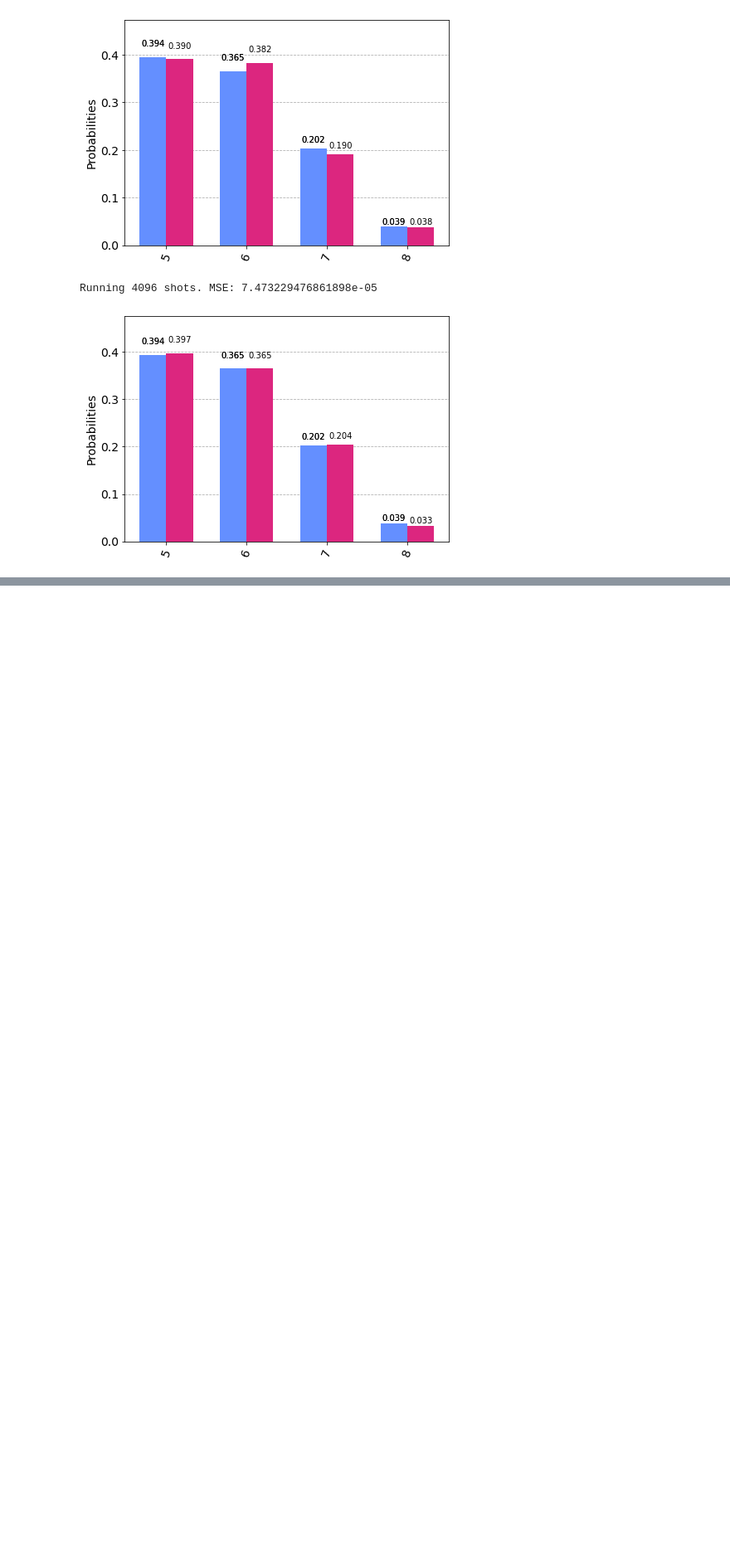
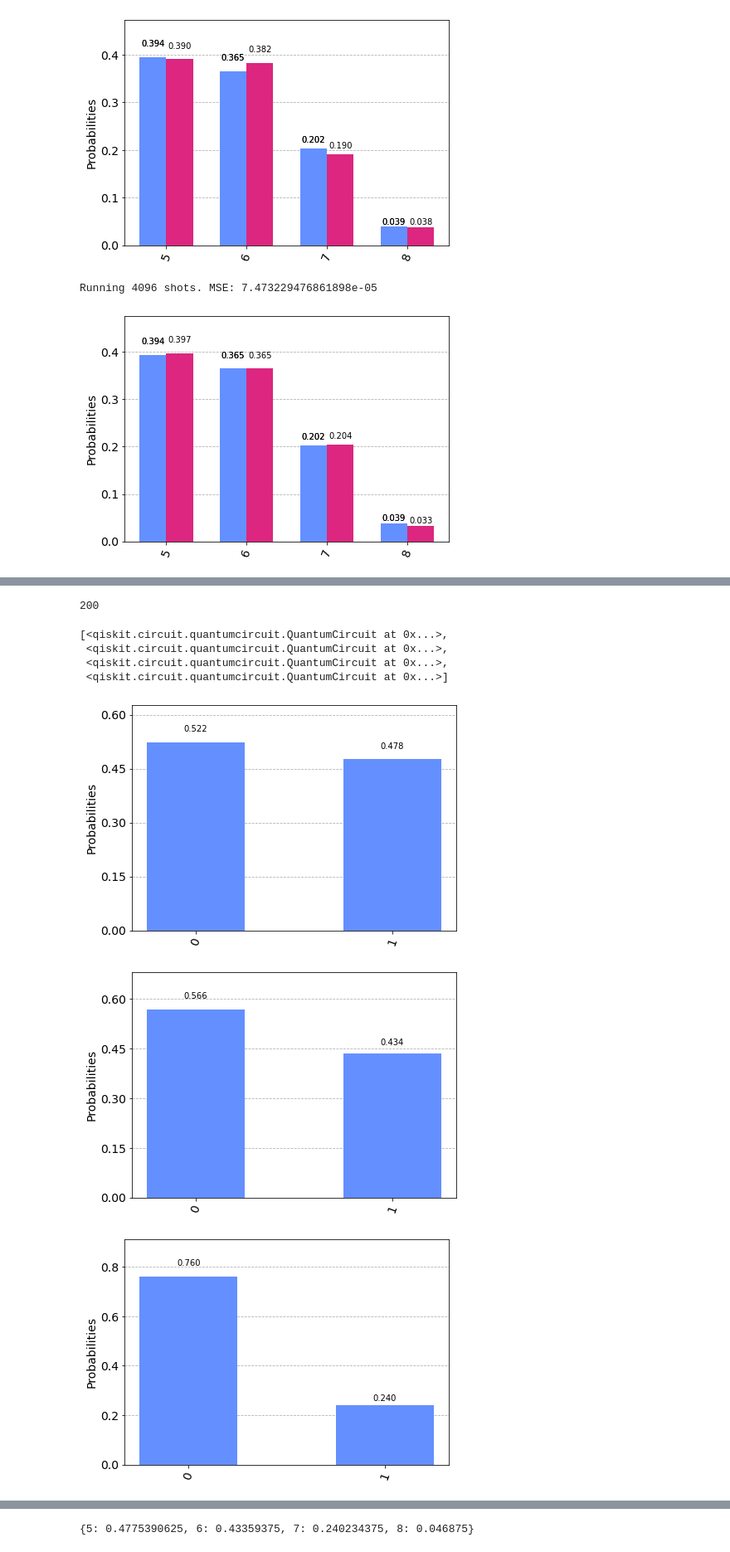
Before and after one commit to Inverseit/quantum, a Jupyter notebook: SWAP experiments.ipynb, the cells around one changed output, grey strips where cells are left out. Shown: that part at 83% size. Cells and saved outputs as stored; diff of their text form; code cells hidden in the pictures; blank space fills up the shorter version.

```diff
--- a/SWAP experiments.ipynb
+++ b/SWAP experiments.ipynb
@@ -588,0 +594,49 @@ Running 50000 shots. MSE: 2.0380470035466456e-05
+# %%
+original = QuantumCircuit()
+# %% [output]
+200
+# %%
+def originals(testing_gate, trained_gates):
+    res = []
+    for g in trained_gates:
+        qc = QuantumCircuit(3, 1)
+        qc.h(0)
+        qc.append(testing_gate, [1])
+        qc.append(g, [1])
+        qc.append(CSwapGate(), [0, 1, 2])
+        qc.h(0)
+
+        qc.measure(0, 0)
+        res.append(qc)
+    return res
+# %%
+qcs
+# %% [output]
+[<qiskit.circuit.quantumcircuit.QuantumCircuit at 0x...>,
+ <qiskit.circuit.quantumcircuit.QuantumCircuit at 0x...>,
+ <qiskit.circuit.quantumcircuit.QuantumCircuit at 0x...>,
+ <qiskit.circuit.quantumcircuit.QuantumCircuit at 0x...>]
+# %%
+def run_experiment_with_shots(circuit, shots, verbose = True):
+    aer_sim = Aer.get_backend('aer_simulator')
+    transpiled_circuit = transpile(circuit, aer_sim)
+    qobj = assemble(transpiled_circuit)
+    results = aer_sim.run(qobj, shots=shots).result()
+    counts = results.get_counts()
+    if verbose:
+        display(plot_histogram(counts))
+    return counts
+# %%
+res = []
+counts_processed_their = {}
+qcs = originals(gatePHI, gates)
+for (i, qc) in enumerate(qcs):
+    shots = 1024
+    counts = run_experiment_with_shots(qc, shots)
+    counts_processed_their[i + 5] = counts['1'] / shots
+
+print(counts_processed_their)
+# %% [output]
+[figure, added]
+[figure, added]
+[figure, added]
@@ -588,0 +644 @@ Running 50000 shots. MSE: 2.0380470035466456e-05
+{5: 0.4775390625, 6: 0.43359375, 7: 0.240234375, 8: 0.046875}
```
Also changed, not shown: parts of 16 cells of this notebook.
